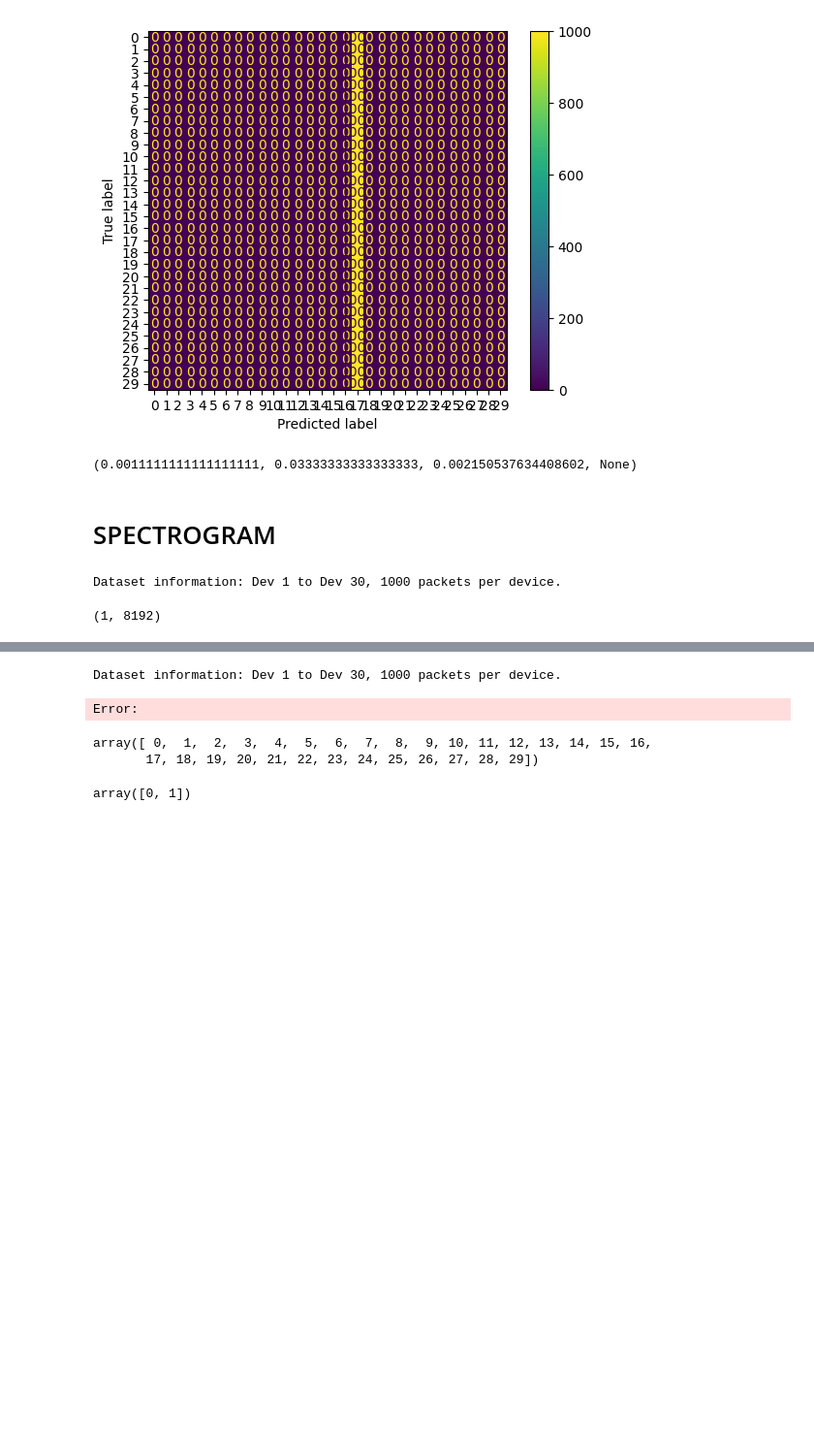
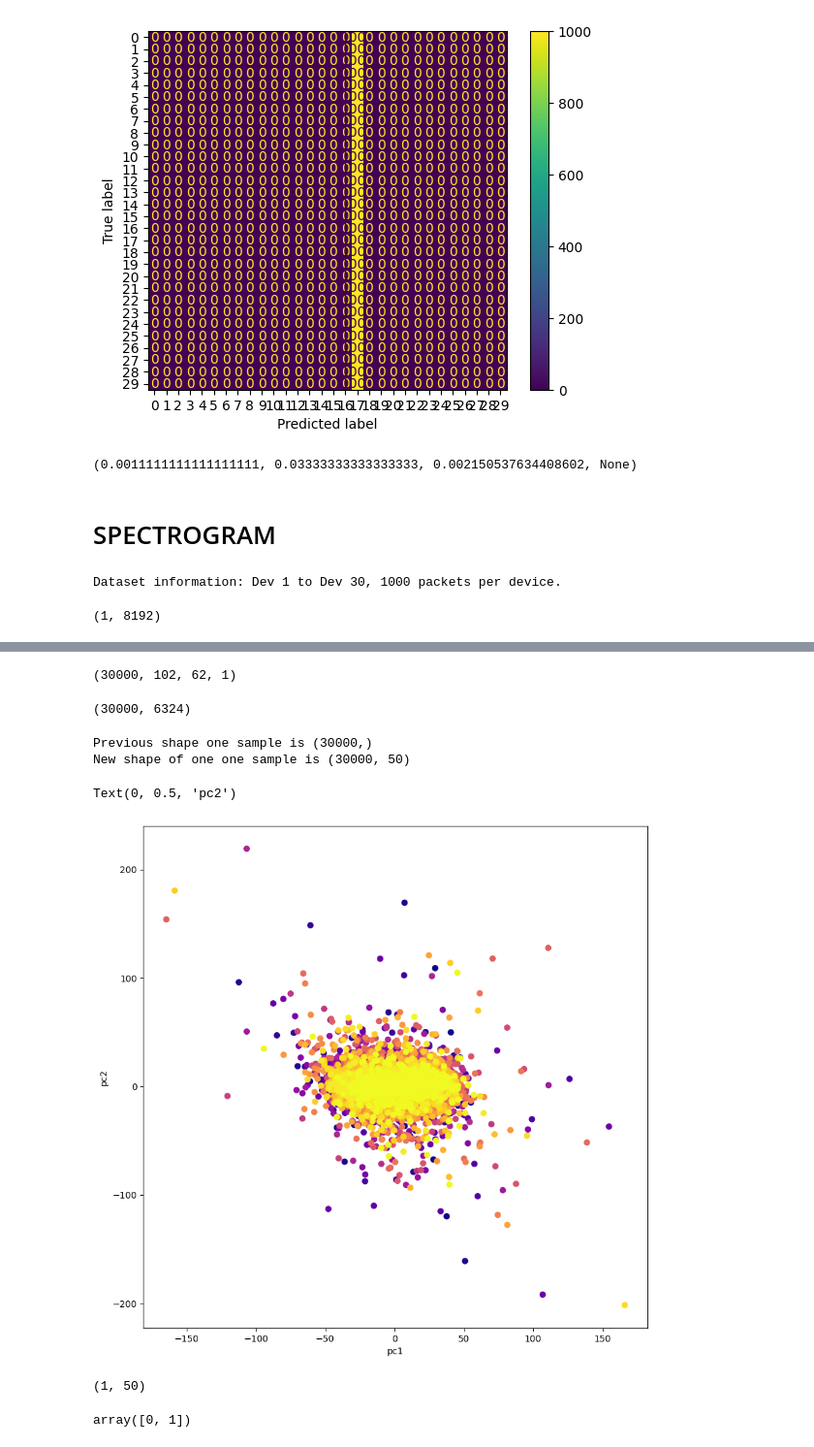
Before and after one commit to Yaw5/work, a Jupyter notebook: benjamin.ipynb, the cells around one changed output, grey strips where cells are left out. Shown at 97% size. Cells and saved outputs as stored; diff of their text form; code cells hidden in the pictures; blank space fills up the shorter version.

Commit message:
added PCA to spectrogram, cnn_model

```diff
--- a/benjamin.ipynb
+++ b/benjamin.ipynb
@@ -290,7 +290,7 @@ training_dataset_path = "/workspaces/work/dataset_training_aug.h5"
 
 file_path = training_dataset_path
 dev_range = np.arange(0,30, dtype = int),
-pkt_range = np.arange(0,10000, dtype = int),
+pkt_range = np.arange(0, 5000, dtype = int),
 snr_range = np.arange(20,80)
 
 LoadDatasetObj = LoadDataset()
@@ -365,9 +355,9 @@ def train_feature_extractor(
                                                  dev_range,
                                                  pkt_range)
     #######################################################3
-    data = np.real(data).reshape(data.shape[0], 1, data.shape[1])
-    for i in range(data.shape[0]):
-        data[i] = calculate_rms(data[i])
+    # data = np.real(data).reshape(data.shape[0], 1, data.shape[1])
+    # for i in range(data.shape[0]):
+    #     data[i] = calculate_rms(data[i])
     ##########################################################
 
     # Add additive Gaussian noise to the IQ samples.
@@ -382,20 +378,56 @@ def train_feature_extractor(
+# %%
+print(spectrogram_data.shape)
+# %% [output]
+(30000, 102, 62, 1)
+# %%
+total_samples, height, width, _ = spectrogram_data.shape
+spectrogram_data_reshaped = spectrogram_data.reshape(total_samples, height*width)
+print(spectrogram_data_reshaped.shape)
+# %% [output]
+(30000, 6324)
+# %%
+from sklearn.decomposition import PCA
+from sklearn.preprocessing import StandardScaler, RobustScaler
+
+#scaling=StandardScaler()
+r_scaling =RobustScaler()
+
+r_scaling.fit(spectrogram_data_reshaped)
+
+# Use fit and transform method
+Scaled_data= r_scaling.transform(spectrogram_data_reshaped)
+
+# Set the n_components=3
+principal=PCA(n_components=50)
+principal.fit(Scaled_data)
+pca_spectrogram_data =principal.transform(Scaled_data)
+total_samples, width = pca_spectrogram_data.shape
+pca_spectrogram_data = pca_spectrogram_data.reshape(total_samples, 1, width)
+
+# # Check the dimensions of data after PCA
+print("Previous shape one sample is", spectrogram_data_reshaped[:, 0].shape)
+print("New shape of one one sample is", pca_spectrogram_data[:,0].shape)
+# %% [output]
+Previous shape one sample is (30000,)
+New shape of one one sample is (30000, 50)
 # %%
-spectrogram_data, spectrogram_label = train_feature_extractor()
-
-# # VISUALISE A SAMPLE
-# test_sample = data[3].reshape(102,62)
+# # VISUALISE ORIGINAL SAMPLE
+# test_sample = spectrogram_data_reshaped[0]
 # plt.figure(figsize=(6, 3.2))
 # plt.imshow(test_sample, cmap='viridis', interpolation='nearest')
 # plt.colorbar()
 # plt.title('ColorMap')
 # plt.show()
-# %% [output]
-Dataset information: Dev 1 to Dev 30, 1000 packets per device.
-Error:
-# %%
-spectrogram_data.shape
-np.unique(spectrogram_label)
-# %% [output]
-array([ 0,  1,  2,  3,  4,  5,  6,  7,  8,  9, 10, 11, 12, 13, 14, 15, 16,
-       17, 18, 19, 20, 21, 22, 23, 24, 25, 26, 27, 28, 29])
+# %%
+plt.figure(figsize=(10,10))
+plt.scatter(pca_spectrogram_data[:,0], pca_spectrogram_data[:,1], c=spectrogram_label, cmap='plasma')
+plt.xlabel('pc1')
+plt.ylabel('pc2')
+# %% [output]
+Text(0, 0.5, 'pc2')
+[figure, added]
+# %%
+pca_spectrogram_data[0].shape
+# %% [output]
+(1, 50)
 # %%
```
Also changed, not shown: parts of 7 cells of this notebook.
